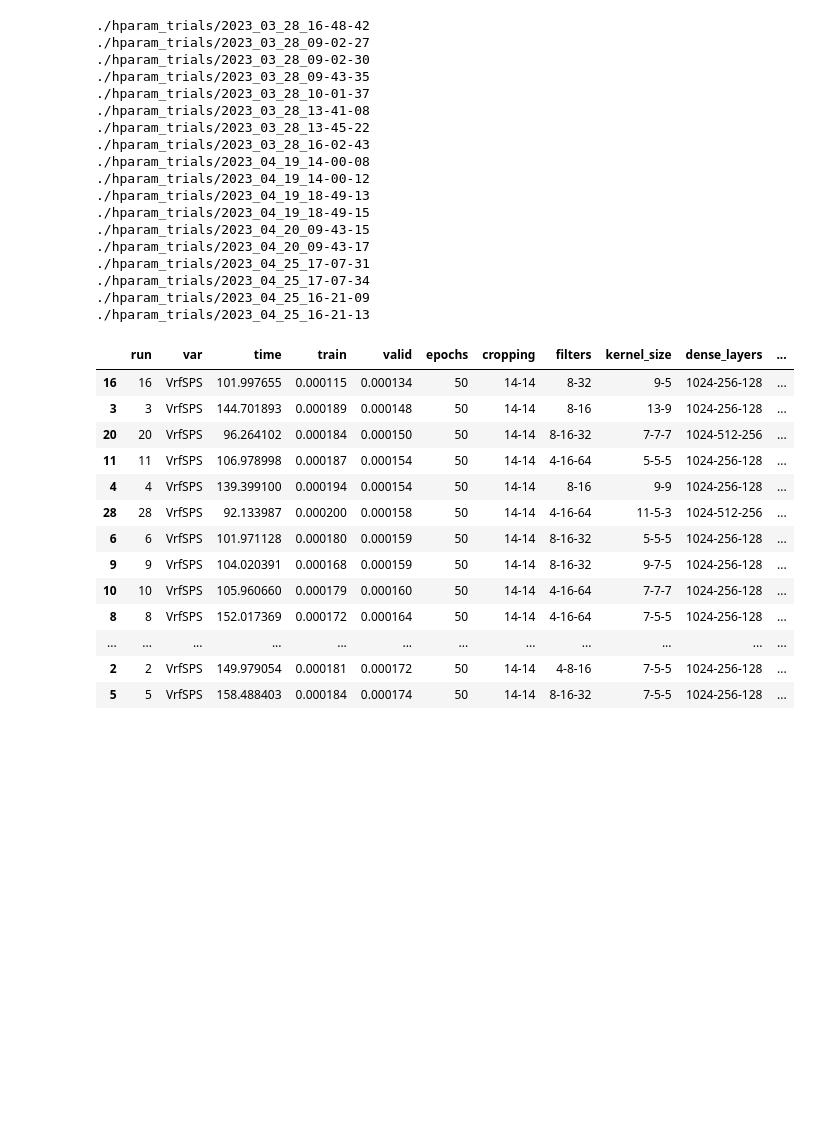
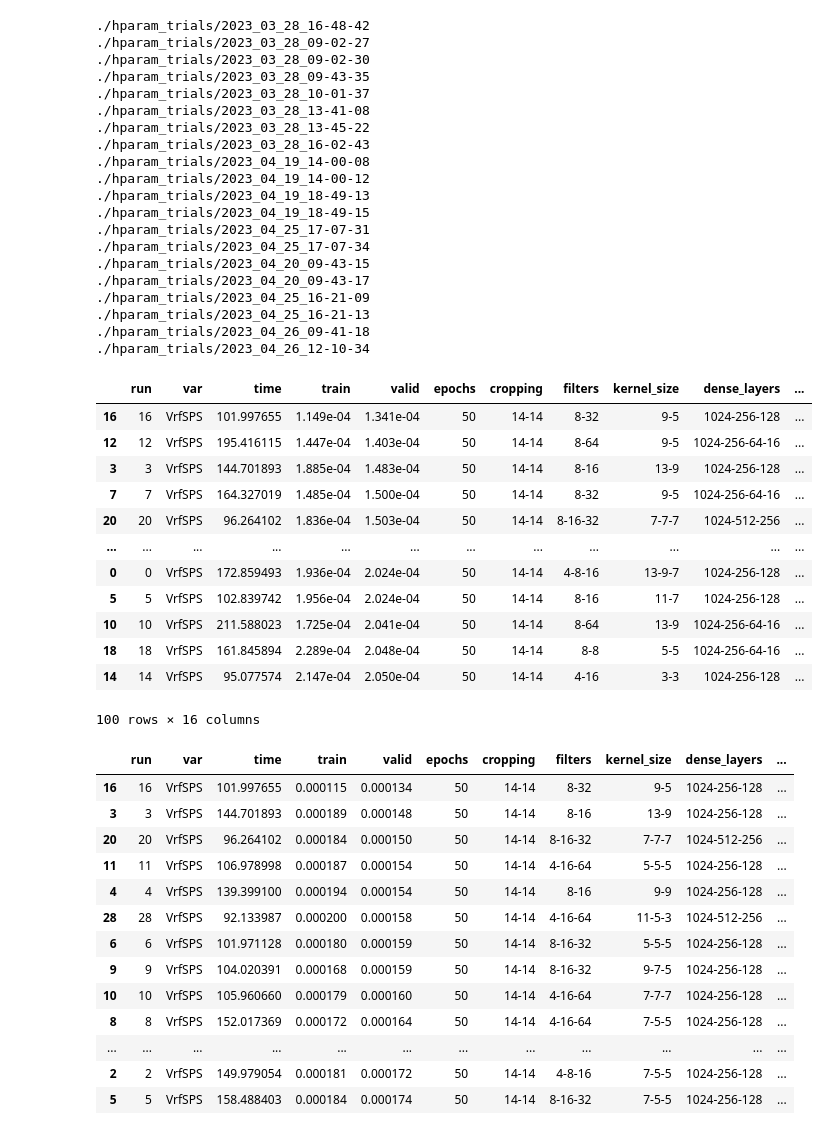
Before and after one commit to kiliakis/tomography_ML, a Jupyter notebook: inspect_hparam_trials.ipynb, the cells around one changed output. Cells and saved outputs as stored; diff of their text form; code cells hidden in the pictures; blank space fills up the shorter version.

```diff
--- a/inspect_hparam_trials.ipynb
+++ b/inspect_hparam_trials.ipynb
@@ -13,3 +6,8 @@ hparam_trials_list = [
+# %%
+hparam_trials_list = [
+    './hparam_trials/2023_03*',
+    './hparam_trials/2023_04*',
+    ]
 # %%
 # expand regexps in list
 temp_list = []
@@ -32,9 +30,11 @@ for trial in hparam_trials_list:
 ./hparam_trials/2023_04_19_14-00-12
 ./hparam_trials/2023_04_19_18-49-13
 ./hparam_trials/2023_04_19_18-49-15
+./hparam_trials/2023_04_25_17-07-31
+./hparam_trials/2023_04_25_17-07-34
 ./hparam_trials/2023_04_20_09-43-15
 ./hparam_trials/2023_04_20_09-43-17
-./hparam_trials/2023_04_25_17-07-31
-./hparam_trials/2023_04_25_17-07-34
 ./hparam_trials/2023_04_25_16-21-09
 ./hparam_trials/2023_04_25_16-21-13
+./hparam_trials/2023_04_26_09-41-18
+./hparam_trials/2023_04_26_12-10-34
@@ -74,10 +83,27 @@ for triali, trial in enumerate(hparam_trials_list):
         temp_data = pd.DataFrame(all_data_d)
         all_temp_data.append(temp_data)
 data = pd.concat(all_temp_data)
-data.head()
 data = data.sort_values(by=['var', 'valid'])
+data.valid = data.valid.apply(lambda x: f'{x:.3e}')
+data.train = data.train.apply(lambda x: f'{x:.3e}')
+# data.head()
 # %%
-data[data['var']=='mu'].head(20)
+
+data[data['var'] == 'VrfSPS'].head(100)
+# %% [output]
+|  | run | var | time | train | valid | epochs | cropping | filters | kernel_size | dense_layers | ... |
+| 16 | 16 | VrfSPS | 101.997655 | 1.149e-04 | 1.341e-04 | 50 | 14-14 | 8-32 | 9-5 | 1024-256-128 | ... |
+| 12 | 12 | VrfSPS | 195.416115 | 1.447e-04 | 1.403e-04 | 50 | 14-14 | 8-64 | 9-5 | 1024-256-64-16 | ... |
+| 3 | 3 | VrfSPS | 144.701893 | 1.885e-04 | 1.483e-04 | 50 | 14-14 | 8-16 | 13-9 | 1024-256-128 | ... |
+| 7 | 7 | VrfSPS | 164.327019 | 1.485e-04 | 1.500e-04 | 50 | 14-14 | 8-32 | 9-5 | 1024-256-64-16 | ... |
+| 20 | 20 | VrfSPS | 96.264102 | 1.836e-04 | 1.503e-04 | 50 | 14-14 | 8-16-32 | 7-7-7 | 1024-512-256 | ... |
+| ... | ... | ... | ... | ... | ... | ... | ... | ... | ... | ... | ... |
+| 0 | 0 | VrfSPS | 172.859493 | 1.936e-04 | 2.024e-04 | 50 | 14-14 | 4-8-16 | 13-9-7 | 1024-256-128 | ... |
+| 5 | 5 | VrfSPS | 102.839742 | 1.956e-04 | 2.024e-04 | 50 | 14-14 | 8-16 | 11-7 | 1024-256-128 | ... |
+| 10 | 10 | VrfSPS | 211.588023 | 1.725e-04 | 2.041e-04 | 50 | 14-14 | 8-64 | 13-9 | 1024-256-64-16 | ... |
+| 18 | 18 | VrfSPS | 161.845894 | 2.289e-04 | 2.048e-04 | 50 | 14-14 | 8-8 | 5-5 | 1024-256-64-16 | ... |
+| 14 | 14 | VrfSPS | 95.077574 | 2.147e-04 | 2.050e-04 | 50 | 14-14 | 4-16 | 3-3 | 1024-256-128 | ... |
+100 rows × 16 columns
 # %%
 data[data['var']=='VrfSPS'].head(20)
 # %% [output]
```
Also changed, not shown: parts of 2 cells of this notebook, 14 other files.
